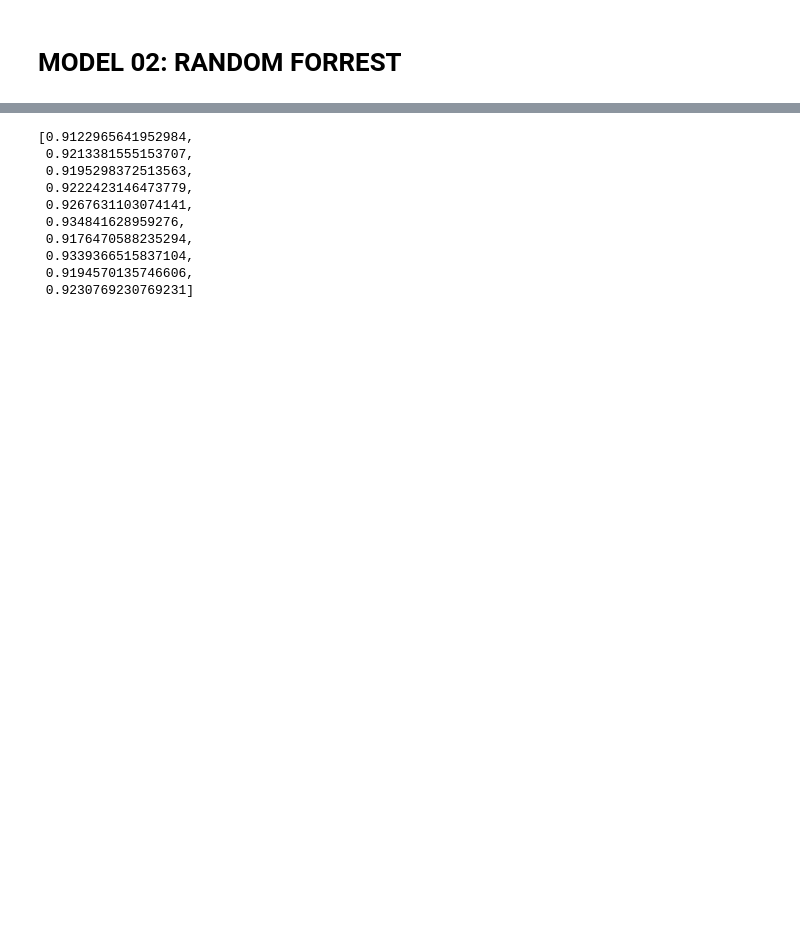
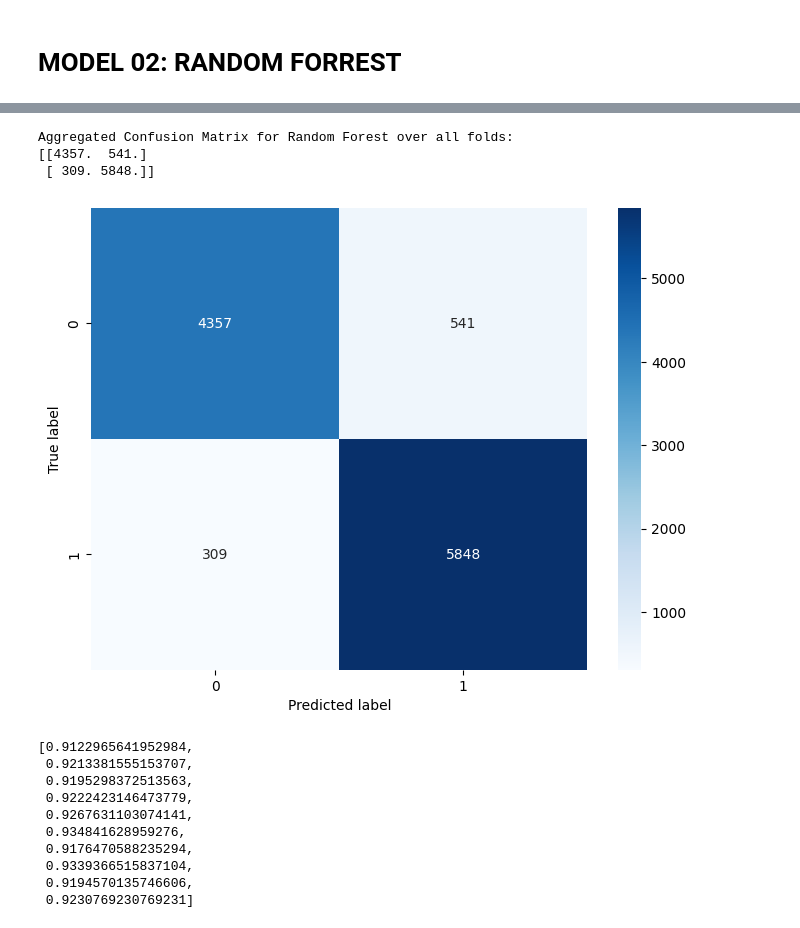
Before and after one commit to sultanul-ovi/PhishGuard, a Jupyter notebook: Project_Files/phishing_project.ipynb, the cells around one changed output, grey strips where cells are left out. Saved outputs shown, nothing was run; the diff lists cells and outputs as text; code cells hidden in the pictures; blank space fills up the shorter version.

```diff
--- a/Project Documents/phishing_project.ipynb
+++ b/Project_Files/phishing_project.ipynb
@@ -364,3 +352,67 @@ Accuracy score: 0.9230769230769231
+# %%
+accuracy_scores_rf = []
+duration_rf =[]
+
+features_array = features.values
+target_array = target.values
+
+
+
+
+
+from sklearn.ensemble import RandomForestClassifier
+from sklearn.metrics import accuracy_score, confusion_matrix
+from sklearn.model_selection import StratifiedKFold
+from time import perf_counter
+import numpy as np
+import matplotlib.pyplot as plt
+import seaborn as sns
+
+
+
+conf_matrix_sum_rf = np.zeros((2, 2))  # Adjust the size if you have more classes
+
+for fold, (train_idx, test_idx) in enumerate(folds.split(features_array, target_array)):
+    start = perf_counter()
+
+    # Create and train the Random Forest model
+    model = RandomForestClassifier(
+        max_depth=3,
+        max_features='sqrt',
+        min_samples_leaf=2,
+        min_samples_split=5,
+        n_estimators=10,
+        random_state=2
+    )
+    model.fit(features_array[train_idx], target_array[train_idx])
+
+    # Predict on the test set
+    predictions = model.predict(features_array[test_idx])
+
+    # Calculate accuracy and duration
+    accuracy = accuracy_score(target_array[test_idx], predictions)
+    accuracy_scores_rf.append(accuracy)
+    duration = perf_counter() - start
+    duration_rf.append(duration)
+
+    # Compute and sum the confusion matrix
+    conf_matrix = confusion_matrix(target_array[test_idx], predictions)
+    conf_matrix_sum_rf += conf_matrix
+
+# Print and plot the summed confusion matrix
+print("Aggregated Confusion Matrix for Random Forest over all folds:")
+print(conf_matrix_sum_rf)
+
+plt.figure(figsize=(8, 6))
+sns.heatmap(conf_matrix_sum_rf, annot=True, fmt='g', cmap='Blues')
+plt.xlabel('Predicted label')
+plt.ylabel('True label')
+plt.show()
+# %% [output]
+Aggregated Confusion Matrix for Random Forest over all folds:
+[[4357.  541.]
+ [ 309. 5848.]]
+[figure, added]
 # %%
 accuracy_scores_rf
 # %% [output]
```
Also changed, not shown: parts of 16 cells of this notebook, 13 other files.
